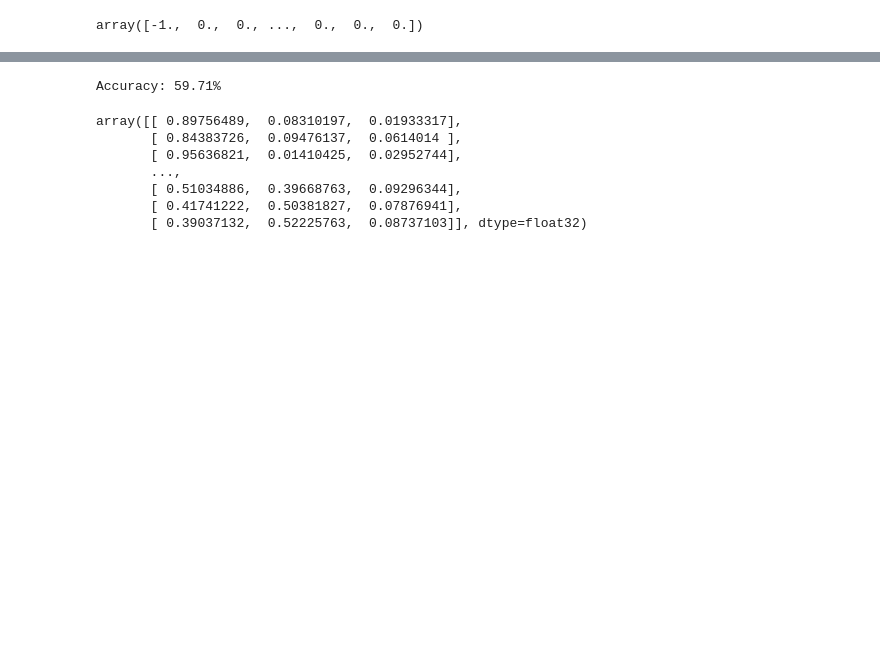
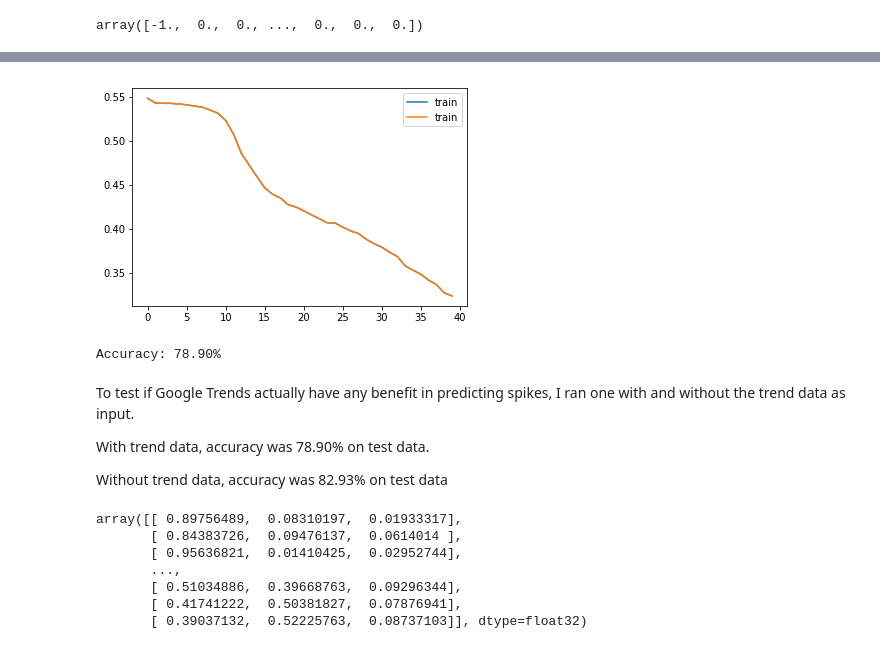
Before and after one commit to shoyasaxa/Crypto-Spikes, a Jupyter notebook: Price Spike Classification with Keras and LSTM.ipynb, the cells around one changed output, grey strips where cells are left out. Saved outputs shown, nothing was run; the diff lists cells and outputs as text; code cells hidden in the pictures; blank space fills up the shorter version.

Commit message:
ran classification rnn with and without trends and also changed percent cutoff for isSpike to 0.3

```diff
--- a/Price Spike Classification with Keras and LSTM.ipynb
+++ b/Price Spike Classification with Keras and LSTM.ipynb
@@ -240,6 +240,7 @@ X_test_lagged_price = np.reshape(X_test_lagged_price, (X_test_lagged_price.shape
 array([-1.,  0.,  0., ...,  0.,  0.,  0.])
 # %%
 features = ['Volume_BTC', 'Bitcoin_Adj', 'Price_lagged']
+#features = ['Volume_BTC', 'Price_lagged']
 
 rnn = build_model(features, 10)
 
@@ -256,18 +257,18 @@ history = rnn.fit(
         Y_train_is_spike_onehot
     ]
     ,
-    validation_data=(
-        [
-            #X_test_timestamp,
-            X_test_volume,
-            X_test_trends,
-            X_test_lagged_price
-        ],
-        [
-            Y_test_is_spike_onehot
-        ]),
-    epochs=20,
-    batch_size=32,
+#     validation_data=(
+#         [
+#             #X_test_timestamp,
+#             X_test_volume,
+#             #X_test_trends,
+#             X_test_lagged_price
+#         ],
+#         [
+#             Y_test_is_spike_onehot
+#         ]),
+    epochs=40,
+    batch_size=64,
     callbacks=[
       tensorboard_callback
     ],
@@ -294,3 +295,13 @@ Epoch 20/20
+# %%
+from matplotlib import pyplot as plt
+
+# plot history
+plt.plot(history.history['loss'], label='train')
+#plt.plot(history.history['val_loss'], label='test')
+plt.legend()
+plt.show();
+# %% [output]
+[figure, added]
 # %%
 score = rnn.evaluate(
     [
@@ -306,7 +317,13 @@ score = rnn.evaluate(
 print('\n')
 print("Accuracy: %.2f%%" % (score[1]*100))
 # %% [output]
-Accuracy: 59.71%
+Accuracy: 78.90%
+# %% [markdown]
+To test if Google Trends actually have any benefit in predicting spikes, I ran one with and without the trend data as input.
+
+With trend data, accuracy was 78.90% on test data.
+
+Without trend data, accuracy was 82.93% on test data
 # %%
 yhat = rnn.predict(
     [
```
Also changed, not shown: parts of 3 cells of this notebook, 6 other files.
